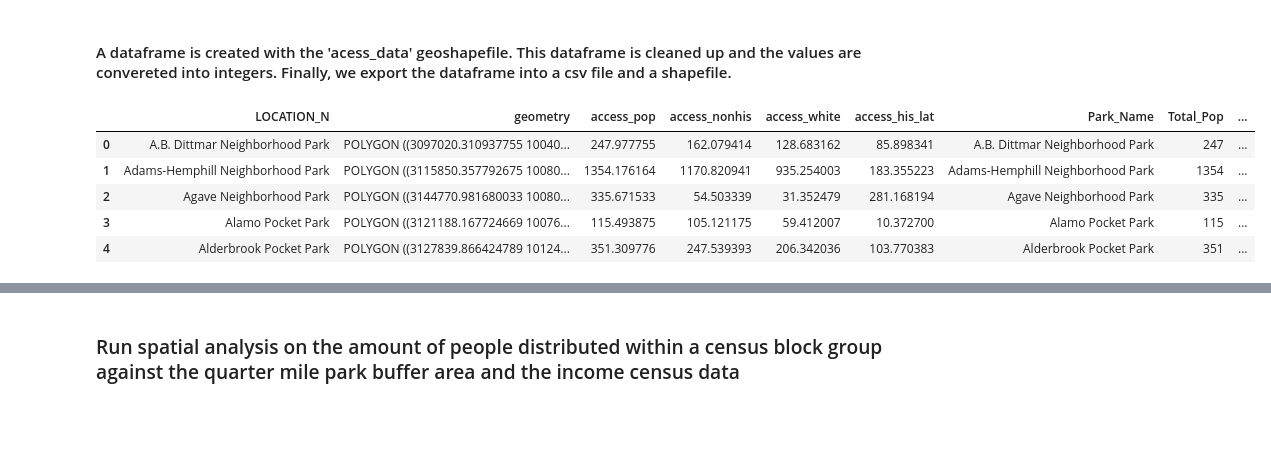
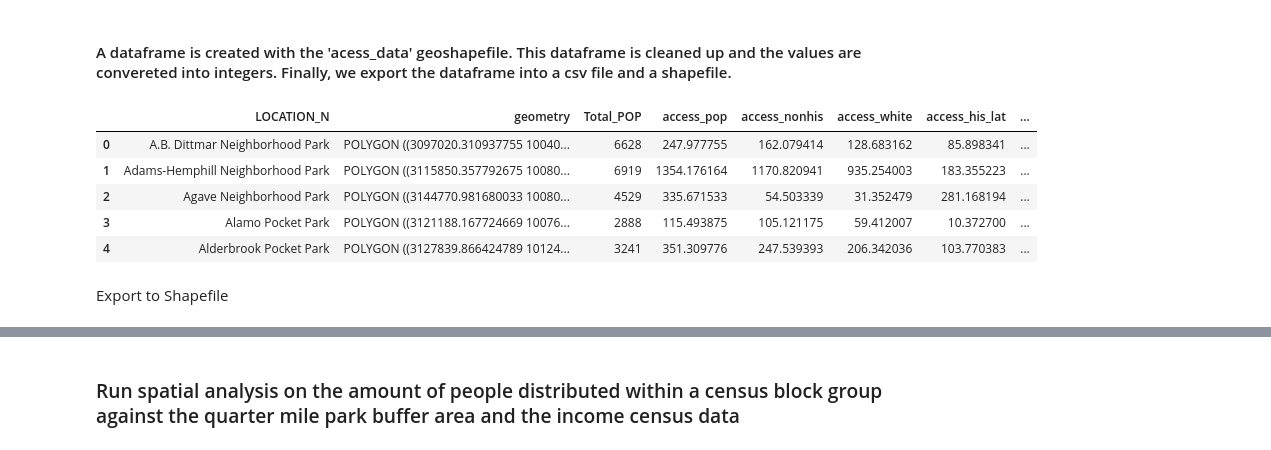
Before and after one commit to vsibarra/park-equity-atx, a Jupyter notebook: notebooks/Access_Quarter Buffer_ACS17_5yr_shapefiles.ipynb, the cells around one changed output, grey strips where cells are left out. Drawn from its saved outputs; the diff is of its cells as text; code cells hidden in the pictures; blank space fills up the shorter version.

```diff
--- a/notebooks/Access_Quarter Buffer_ACS17_5yr_shapefiles.ipynb
+++ b/notebooks/Access_Quarter Buffer_ACS17_5yr_shapefiles.ipynb
@@ -198,6 +128,3 @@ Index(['level_0', 'index', 'GEOID10', 'ALAND10', 'AWATER10', 'INTPTLAT10',
 # %%
-race_calc = race_clip[['LOCATION_N', 'access_pop', 'access_nonhis','access_white', 'access_his_lat','geometry']]
-
+race_calc = race_clip[['LOCATION_N', 'Total_POP','access_pop', 'access_nonhis','access_white', 'access_his_lat','area_intersec','geometry']]
 access_data = race_calc.dissolve(by='LOCATION_N',as_index=False, aggfunc='sum')
-access_data.to_file(wd+"data/access/access_data_race_ACS17.shp")
-access_data
@@ -221,0 +149,2 @@ access_data.crs
+# %%
+parks_ = quartbuff[['LOCATION_N','ASSET_SIZE']].copy()
@@ -222 +167,3 @@ access_data.crs
+# %%
+access_data = access_data.merge(parks_, on='LOCATION_N')
 # %%
@@ -227,0 +187,5 @@ Index(['LOCATION_N', 'geometry', 'access_pop', 'access_nonhis', 'access_white',
+# %%
+access_data['Normalized_byArea'] = access_data['access_pop']/access_data['ASSET_SIZE']
+access_data['Normalized_nonhis'] = access_data['access_nonhis']/access_data['ASSET_SIZE']
+access_data['Normalized_white'] = access_data['access_white']/access_data['ASSET_SIZE']
+access_data['Normalized_hislat'] = access_data['access_his_lat']/access_data['ASSET_SIZE']
@@ -229,18 +210,25 @@ Index(['LOCATION_N', 'geometry', 'access_pop', 'access_nonhis', 'access_white',
 #### A dataframe is created with the 'acess_data' geoshapefile. This dataframe is cleaned up and the values are convereted into integers. Finally, we export the dataframe into a csv file and a shapefile.
 # %%
 df = pd.DataFrame(access_data)
+
 df['Park_Name']=df['LOCATION_N']
-df['Total_Pop'] = df['access_pop'].astype(int)
+df['Total_Pop_Served'] = df['access_pop'].astype(int)
+df['Normalized_byArea'] = df['Normalized_byArea'].astype(int)
 df['Non_Hispan'] = df['access_nonhis'].astype(int)
+df['Normalized_nonhis'] = df['Normalized_nonhis'].astype(int)
 df['White'] = df['access_white'].astype(int)
+df['Normalized_white'] = df['Normalized_white'].astype(int)
 df['Hispan_Latin'] = df['access_his_lat'].astype(int)
+df['Normalized_hislat'] = df['Normalized_hislat'].astype(int)
 
 df.head()
 # %% [output]
-|  | LOCATION_N | geometry | access_pop | access_nonhis | access_white | access_his_lat | Park_Name | Total_Pop | ... |
-| 0 | A.B. Dittmar Neighborhood Park | POLYGON ((3097020.310937755 10040... | 247.977755 | 162.079414 | 128.683162 | 85.898341 | A.B. Dittmar Neighborhood Park | 247 | ... |
-| 1 | Adams-Hemphill Neighborhood Park | POLYGON ((3115850.357792675 10080... | 1354.176164 | 1170.820941 | 935.254003 | 183.355223 | Adams-Hemphill Neighborhood Park | 1354 | ... |
-| 2 | Agave Neighborhood Park | POLYGON ((3144770.981680033 10080... | 335.671533 | 54.503339 | 31.352479 | 281.168194 | Agave Neighborhood Park | 335 | ... |
-| 3 | Alamo Pocket Park | POLYGON ((3121188.167724669 10076... | 115.493875 | 105.121175 | 59.412007 | 10.372700 | Alamo Pocket Park | 115 | ... |
-| 4 | Alderbrook Pocket Park | POLYGON ((3127839.866424789 10124... | 351.309776 | 247.539393 | 206.342036 | 103.770383 | Alderbrook Pocket Park | 351 | ... |
+|  | LOCATION_N | geometry | Total_POP | access_pop | access_nonhis | access_white | access_his_lat | ... |
+| 0 | A.B. Dittmar Neighborhood Park | POLYGON ((3097020.310937755 10040... | 6628 | 247.977755 | 162.079414 | 128.683162 | 85.898341 | ... |
+| 1 | Adams-Hemphill Neighborhood Park | POLYGON ((3115850.357792675 10080... | 6919 | 1354.176164 | 1170.820941 | 935.254003 | 183.355223 | ... |
+| 2 | Agave Neighborhood Park | POLYGON ((3144770.981680033 10080... | 4529 | 335.671533 | 54.503339 | 31.352479 | 281.168194 | ... |
+| 3 | Alamo Pocket Park | POLYGON ((3121188.167724669 10076... | 2888 | 115.493875 | 105.121175 | 59.412007 | 10.372700 | ... |
+| 4 | Alderbrook Pocket Park | POLYGON ((3127839.866424789 10124... | 3241 | 351.309776 | 247.539393 | 206.342036 | 103.770383 | ... |
+# %% [markdown]
+Export to Shapefile
 # %%
```
Also changed, not shown: parts of 87 cells of this notebook, 55 other files.
